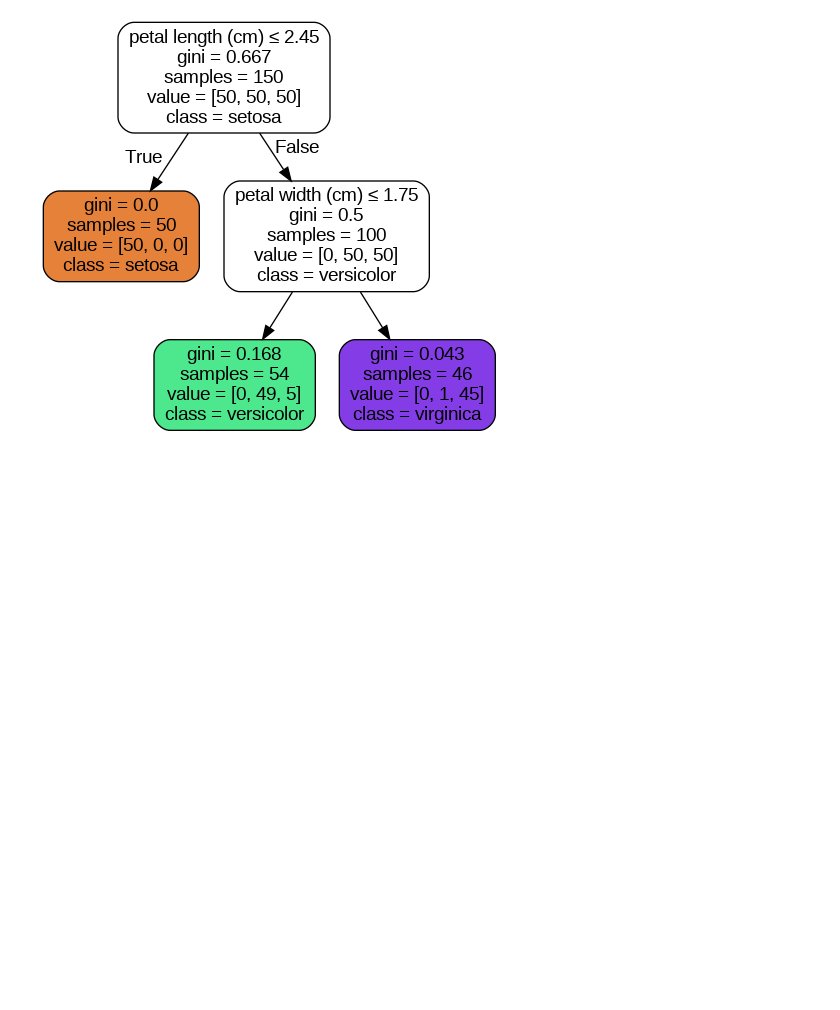
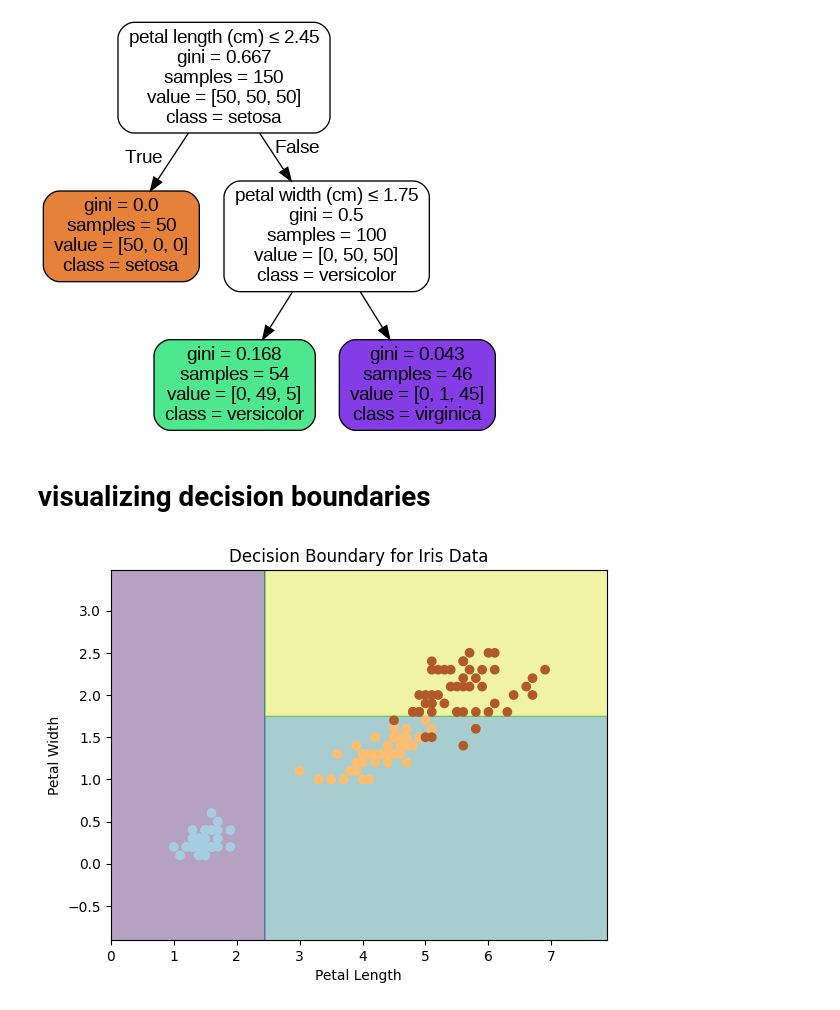
Before and after one commit to surajjorwar/Decision-Tree, a Jupyter notebook: Decision_Tree.ipynb, the cells around one changed output. Drawn from its saved outputs; the diff is of its cells as text; code cells hidden in the pictures; blank space fills up the shorter version.

```diff
--- a/Decision_Tree.ipynb
+++ b/Decision_Tree.ipynb
@@ -62,3 +63,24 @@ from IPython.display import Image # displays the image
 Image(img)
 # %% [output]
 [figure]
+# %% [markdown]
+# visualizing decision boundaries
+# %%
+# Create a grid of points for the feature space
+x_min, x_max = X[:, 0].min() - 1, X[:, 0].max() + 1
+y_min, y_max = X[:, 1].min() - 1, X[:, 1].max() + 1
+xx, yy = np.meshgrid(np.arange(x_min, x_max, 0.02), np.arange(y_min, y_max, 0.02))
+
+# Predict the class labels for each point in the grid
+Z = clf.predict(np.c_[xx.ravel(), yy.ravel()])
+Z = Z.reshape(xx.shape)
+
+# Plot the decision boundary
+plt.contourf(xx, yy, Z, alpha=0.4)
+plt.scatter(X[:, 0], X[:, 1], c=y, cmap=plt.cm.Paired)
+plt.xlabel('Petal Length')
+plt.ylabel('Petal Width')
+plt.title('Decision Boundary for Iris Data')
+plt.show()
+# %% [output]
+[figure, added]
```
Also changed, not shown: parts of 1 cell of this notebook.
